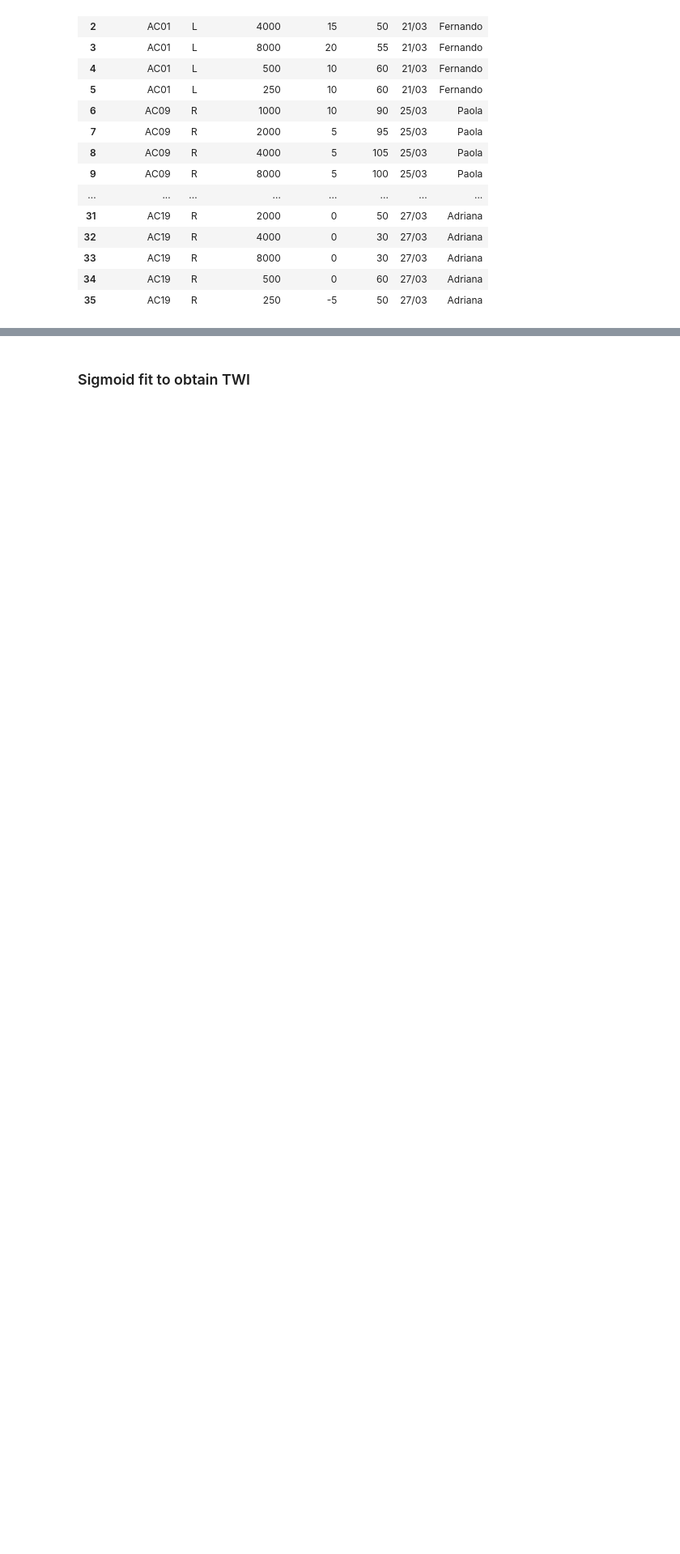
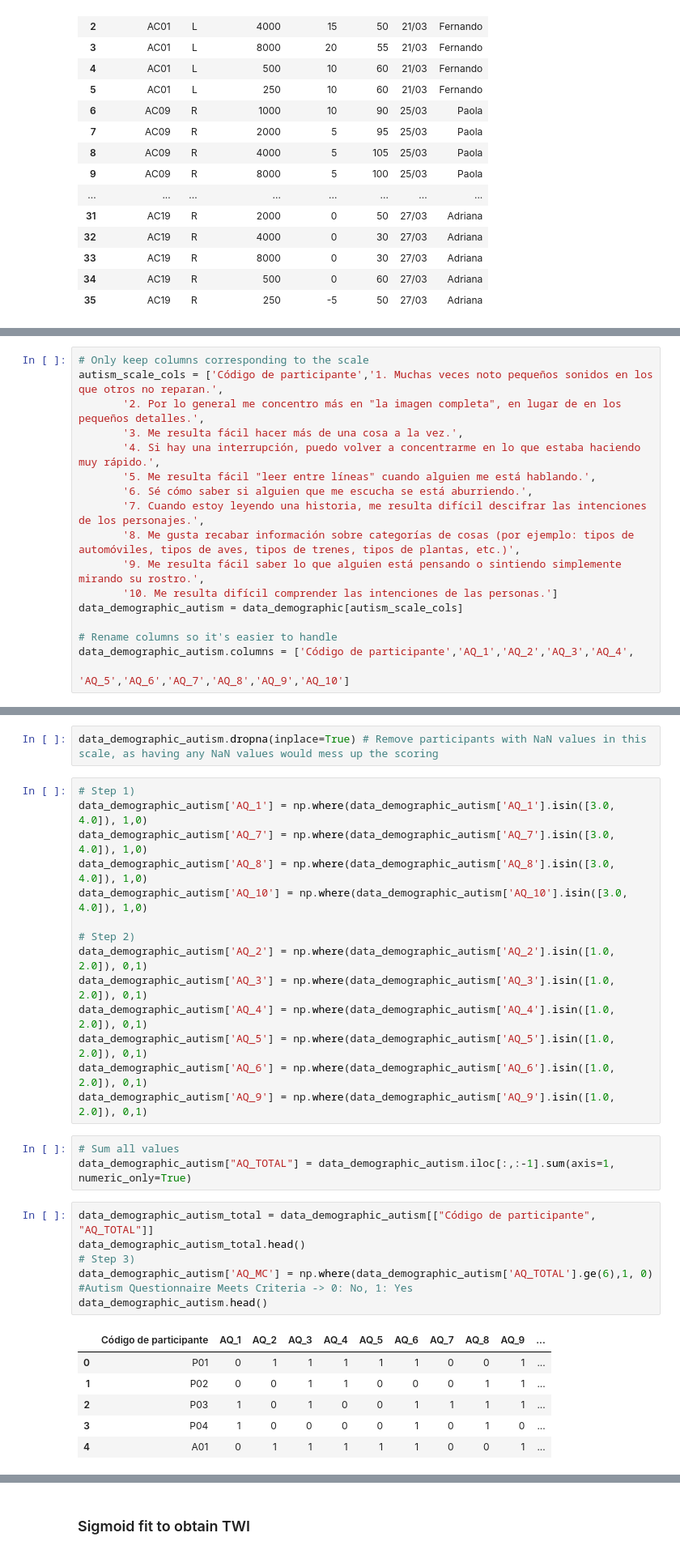
Before and after one commit to camila-maura/GIFTED-DFI, a Jupyter notebook: GIFTED_DFI_Data_Analysis.ipynb, the cells around one changed output, grey strips where cells are left out. Shown at 81% size. Drawn from its saved outputs; the diff is of its cells as text; blank space fills up the shorter version.

Commit message:
Autism Questionnaire pre processed

```diff
--- a/GIFTED_DFI_Data_Analysis.ipynb
+++ b/GIFTED_DFI_Data_Analysis.ipynb
@@ -133,0 +175,17 @@ data_ldl
+# %%
+# Only keep columns corresponding to the scale
+autism_scale_cols = ['Código de participante','1. Muchas veces noto pequeños sonidos en los que otros no reparan.',
+       '2. Por lo general me concentro más en "la imagen completa", en lugar de en los pequeños detalles.',
+       '3. Me resulta fácil hacer más de una cosa a la vez.',
+       '4. Si hay una interrupción, puedo volver a concentrarme en lo que estaba haciendo muy rápido.',
+       '5. Me resulta fácil "leer entre líneas" cuando alguien me está hablando.',
+       '6. Sé cómo saber si alguien que me escucha se está aburriendo.',
+       '7. Cuando estoy leyendo una historia, me resulta difícil descifrar las intenciones de los personajes.',
+       '8. Me gusta recabar información sobre categorías de cosas (por ejemplo: tipos de automóviles, tipos de aves, tipos de trenes, tipos de plantas, etc.)',
+       '9. Me resulta fácil saber lo que alguien está pensando o sintiendo simplemente mirando su rostro.',
+       '10. Me resulta difícil comprender las intenciones de las personas.']
+data_demographic_autism = data_demographic[autism_scale_cols]
+
+# Rename columns so it's easier to handle
+data_demographic_autism.columns = ['Código de participante','AQ_1','AQ_2','AQ_3','AQ_4',
+                                                      'AQ_5','AQ_6','AQ_7','AQ_8','AQ_9','AQ_10']
@@ -133,0 +201,32 @@ data_ldl
+# %%
+data_demographic_autism.dropna(inplace=True) # Remove participants with NaN values in this scale, as having any NaN values would mess up the scoring
+# %%
+# Step 1)
+data_demographic_autism['AQ_1'] = np.where(data_demographic_autism['AQ_1'].isin([3.0, 4.0]), 1,0)
+data_demographic_autism['AQ_7'] = np.where(data_demographic_autism['AQ_7'].isin([3.0, 4.0]), 1,0)
+data_demographic_autism['AQ_8'] = np.where(data_demographic_autism['AQ_8'].isin([3.0, 4.0]), 1,0)
+data_demographic_autism['AQ_10'] = np.where(data_demographic_autism['AQ_10'].isin([3.0, 4.0]), 1,0)
+
+# Step 2)
+data_demographic_autism['AQ_2'] = np.where(data_demographic_autism['AQ_2'].isin([1.0, 2.0]), 0,1)
+data_demographic_autism['AQ_3'] = np.where(data_demographic_autism['AQ_3'].isin([1.0, 2.0]), 0,1)
+data_demographic_autism['AQ_4'] = np.where(data_demographic_autism['AQ_4'].isin([1.0, 2.0]), 0,1)
+data_demographic_autism['AQ_5'] = np.where(data_demographic_autism['AQ_5'].isin([1.0, 2.0]), 0,1)
+data_demographic_autism['AQ_6'] = np.where(data_demographic_autism['AQ_6'].isin([1.0, 2.0]), 0,1)
+data_demographic_autism['AQ_9'] = np.where(data_demographic_autism['AQ_9'].isin([1.0, 2.0]), 0,1)
+# %%
+# Sum all values
+data_demographic_autism["AQ_TOTAL"] = data_demographic_autism.iloc[:,:-1].sum(axis=1, numeric_only=True)
+# %%
+data_demographic_autism_total = data_demographic_autism[["Código de participante", "AQ_TOTAL"]]
+data_demographic_autism_total.head()
+# Step 3)
+data_demographic_autism['AQ_MC'] = np.where(data_demographic_autism['AQ_TOTAL'].ge(6),1, 0) #Autism Questionnaire Meets Criteria -> 0: No, 1: Yes
+data_demographic_autism.head()
+# %% [output]
+|  | Código de participante | AQ_1 | AQ_2 | AQ_3 | AQ_4 | AQ_5 | AQ_6 | AQ_7 | AQ_8 | AQ_9 | ... |
+| 0 | P01 | 0 | 1 | 1 | 1 | 1 | 1 | 0 | 0 | 1 | ... |
+| 1 | P02 | 0 | 0 | 1 | 1 | 0 | 0 | 0 | 1 | 1 | ... |
+| 2 | P03 | 1 | 0 | 1 | 0 | 0 | 1 | 1 | 1 | 1 | ... |
+| 3 | P04 | 1 | 0 | 0 | 0 | 0 | 1 | 0 | 1 | 0 | ... |
+| 4 | A01 | 0 | 1 | 1 | 1 | 1 | 1 | 0 | 0 | 1 | ... |
```
Also changed, not shown: parts of 14 cells of this notebook, 1 other file.
